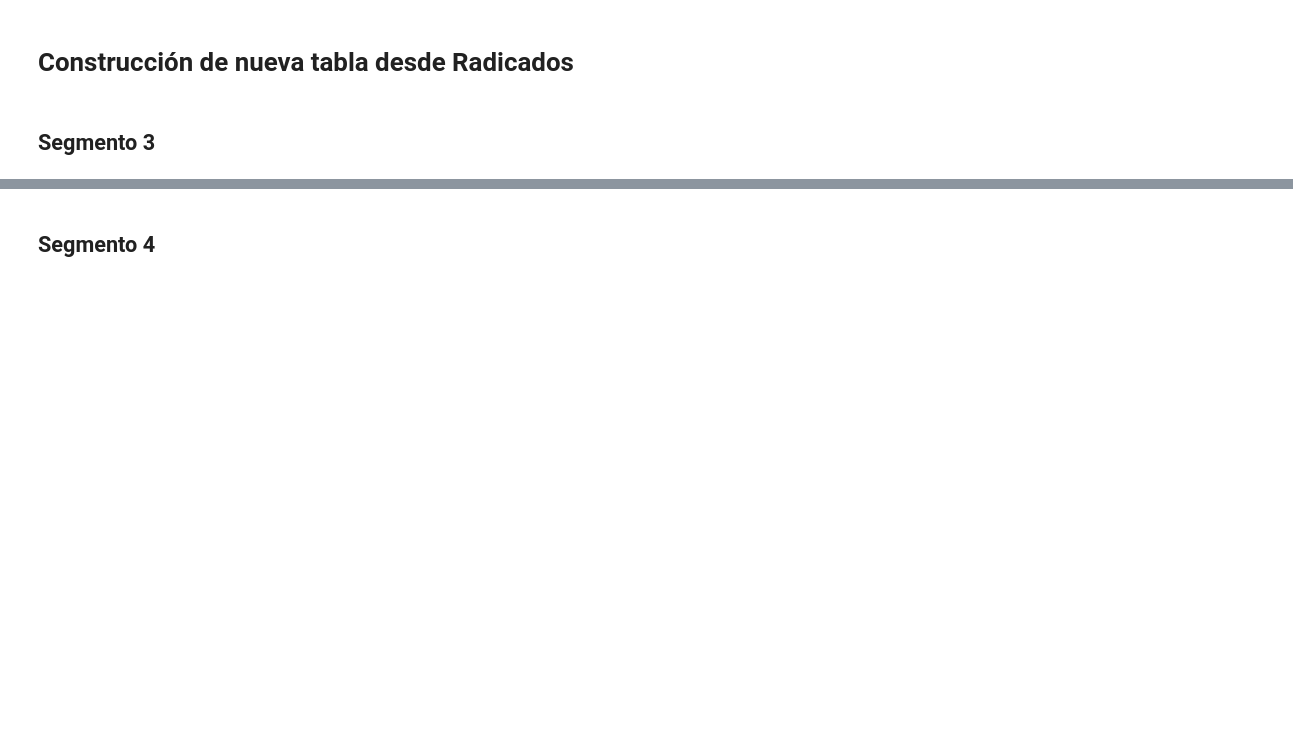
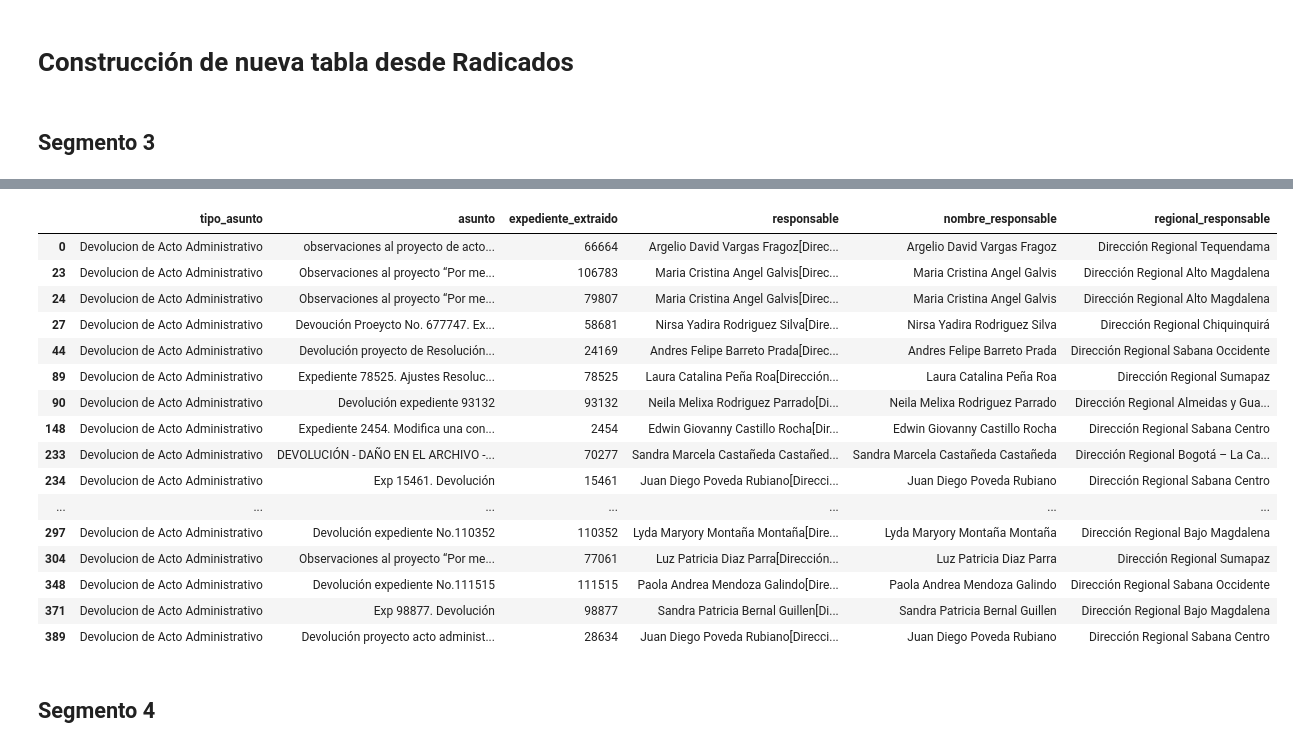
Before and after one commit to juliancho18/seguimiento_metas_wil, a Jupyter notebook: constructor.ipynb, the cells around one changed output, grey strips where cells are left out. Saved outputs shown, nothing was run; the diff lists cells and outputs as text; code cells hidden in the pictures; blank space fills up the shorter version.

```diff
--- a/constructor.ipynb
+++ b/constructor.ipynb
@@ -163,6 +163,30 @@ display(df_actividades.head(5))
 # %% [markdown]
 ## Segmento 3
 # %%
+# ==========================================
+# SEGMENTO 3 - FILTRO DEVOLUCIONES + EXTRACCIÓN EXPEDIENTE
+# ==========================================
+
+import pandas as pd
+import re
+from IPython.display import display
+
+rad = df_radicados.copy()
+
+# ------------------------------------------
+# 1. FILTRO: todo lo relacionado con devolución
+# ------------------------------------------
+patron_devolucion = r"devoluc|devuelt|devuelta|devolver"
+
+rad["tipo_asunto_texto"] = rad["tipo_asunto"].astype(str).str.lower().str.strip()
+
+rad_devoluciones = rad[
+    rad["tipo_asunto_texto"].str.contains(patron_devolucion, na=False, regex=True)
+].copy()
+
+# ------------------------------------------
+# 2. EXTRACTOR ROBUSTO DE EXPEDIENTE
+# ------------------------------------------
 def extraer_expediente_desde_asunto(texto):
     if pd.isna(texto):
         return None
@@ -170,20 +194,33 @@ def extraer_expediente_desde_asunto(texto):
     texto = str(texto).strip()
 
     patrones = [
+        # expediente / expediente. / expediente:
         r'\bexpediente\b\s*[:#\-\./]?\s*([0-9]{3,})',
+
+        # exped / exped.
         r'\bexped\b\s*[:#\-\./]?\s*([0-9]{3,})',
         r'\bexped\.\s*([0-9]{3,})',
+
+        # expte / expte.
         r'\bexpte\b\s*[:#\-\./]?\s*([0-9]{3,})',
         r'\bexpte\.\s*([0-9]{3,})',
+
+        # exp / exp.
         r'\bexp\b\s*[:#\-\./]?\s*([0-9]{3,})',
         r'\bexp\.\s*([0-9]{3,})',
+
+        # ex / ex.
         r'\bex\b\s*[:#\-\./]?\s*([0-9]{3,})',
         r'\bex\.\s*([0-9]{3,})',
+
+        # cuando el número aparece más adelante dentro del texto
         r'\bexpediente\b.*?([0-9]{3,})',
         r'\bexped\b.*?([0-9]{3,})',
         r'\bexpte\b.*?([0-9]{3,})',
         r'\bexp\b.*?([0-9]{3,})',
         r'\bex\b.*?([0-9]{3,})',
+
+        # fallback final: primer número largo
         r'([0-9]{4,})'
     ]
 
@@ -195,3 +232,30 @@ def extraer_expediente_desde_asunto(texto):
     return None
 
 rad_devoluciones["expediente_extraido"] = rad_devoluciones["asunto"].apply(extraer_expediente_desde_asunto)
+
+# ------------------------------------------
+# 3. SEPARAR RESPONSABLE EN NOMBRE Y REGIONAL
+# ------------------------------------------
+def separar_responsable(valor):
+    if pd.isna(valor):
+        return pd.Series([None, None])
+
+    texto = str(valor).strip()
+
+    match = re.match(r'^(.*?)\[(.*?)\]\s*$', texto)
+    if match:
+        nombre = match.group(1).strip()
+        regional = match.group(2).strip()
+        return pd.Series([nombre, regional])
+
+    return pd.Series([texto, None])
+
+rad_devoluciones[["nombre_responsable", "regional_responsable"]] = rad_devoluciones["responsable"].apply(separar_responsable)
+
+print("Registros filtrados por devolución:", rad_devoluciones.shape)
+display(
+    rad_devoluciones[
+        ["tipo_asunto", "asunto", "expediente_extraido", "responsable", "nombre_responsable", "regional_responsable"]
+    ].head(20)
+)
+# %% [output]
@@ -198,3 +263,20 @@ rad_devoluciones["expediente_extraido"] = rad_devoluciones["asunto"].apply(extra
+|  | tipo_asunto | asunto | expediente_extraido | responsable | nombre_responsable | regional_responsable |
+| 0 | Devolucion de Acto Administrativo | observaciones al proyecto de acto... | 66664 | Argelio David Vargas Fragoz[Direc... | Argelio David Vargas Fragoz | Dirección Regional Tequendama |
+| 23 | Devolucion de Acto Administrativo | Observaciones al proyecto “Por me... | 106783 | Maria Cristina Angel Galvis[Direc... | Maria Cristina Angel Galvis | Dirección Regional Alto Magdalena |
+| 24 | Devolucion de Acto Administrativo | Observaciones al proyecto “Por me... | 79807 | Maria Cristina Angel Galvis[Direc... | Maria Cristina Angel Galvis | Dirección Regional Alto Magdalena |
+| 27 | Devolucion de Acto Administrativo | Devoución Proeycto No. 677747. Ex... | 58681 | Nirsa Yadira Rodriguez Silva[Dire... | Nirsa Yadira Rodriguez Silva | Dirección Regional Chiquinquirá |
+| 44 | Devolucion de Acto Administrativo | Devolución proyecto de Resolución... | 24169 | Andres Felipe Barreto Prada[Direc... | Andres Felipe Barreto Prada | Dirección Regional Sabana Occidente |
+| 89 | Devolucion de Acto Administrativo | Expediente 78525. Ajustes Resoluc... | 78525 | Laura Catalina Peña Roa[Dirección... | Laura Catalina Peña Roa | Dirección Regional Sumapaz |
+| 90 | Devolucion de Acto Administrativo | Devolución expediente 93132 | 93132 | Neila Melixa Rodriguez Parrado[Di... | Neila Melixa Rodriguez Parrado | Dirección Regional Almeidas y Gua... |
+| 148 | Devolucion de Acto Administrativo | Expediente 2454. Modifica una con... | 2454 | Edwin Giovanny Castillo Rocha[Dir... | Edwin Giovanny Castillo Rocha | Dirección Regional Sabana Centro |
+| 233 | Devolucion de Acto Administrativo | DEVOLUCIÓN - DAÑO EN EL ARCHIVO -... | 70277 | Sandra Marcela Castañeda Castañed... | Sandra Marcela Castañeda Castañeda | Dirección Regional Bogotá – La Ca... |
+| 234 | Devolucion de Acto Administrativo | Exp 15461. Devolución | 15461 | Juan Diego Poveda Rubiano[Direcci... | Juan Diego Poveda Rubiano | Dirección Regional Sabana Centro |
+| ... | ... | ... | ... | ... | ... | ... |
+| 297 | Devolucion de Acto Administrativo | Devolución expediente No.110352 | 110352 | Lyda Maryory Montaña Montaña[Dire... | Lyda Maryory Montaña Montaña | Dirección Regional Bajo Magdalena |
+| 304 | Devolucion de Acto Administrativo | Observaciones al proyecto “Por me... | 77061 | Luz Patricia Diaz Parra[Dirección... | Luz Patricia Diaz Parra | Dirección Regional Sumapaz |
+| 348 | Devolucion de Acto Administrativo | Devolución expediente No.111515 | 111515 | Paola Andrea Mendoza Galindo[Dire... | Paola Andrea Mendoza Galindo | Dirección Regional Sabana Occidente |
+| 371 | Devolucion de Acto Administrativo | Exp 98877. Devolución | 98877 | Sandra Patricia Bernal Guillen[Di... | Sandra Patricia Bernal Guillen | Dirección Regional Bajo Magdalena |
+| 389 | Devolucion de Acto Administrativo | Devolución proyecto acto administ... | 28634 | Juan Diego Poveda Rubiano[Direcci... | Juan Diego Poveda Rubiano | Dirección Regional Sabana Centro |
 # %% [markdown]
 ## Segmento 4
 # %%
```
Also changed, not shown: parts of 9 cells of this notebook, 1 other file.
